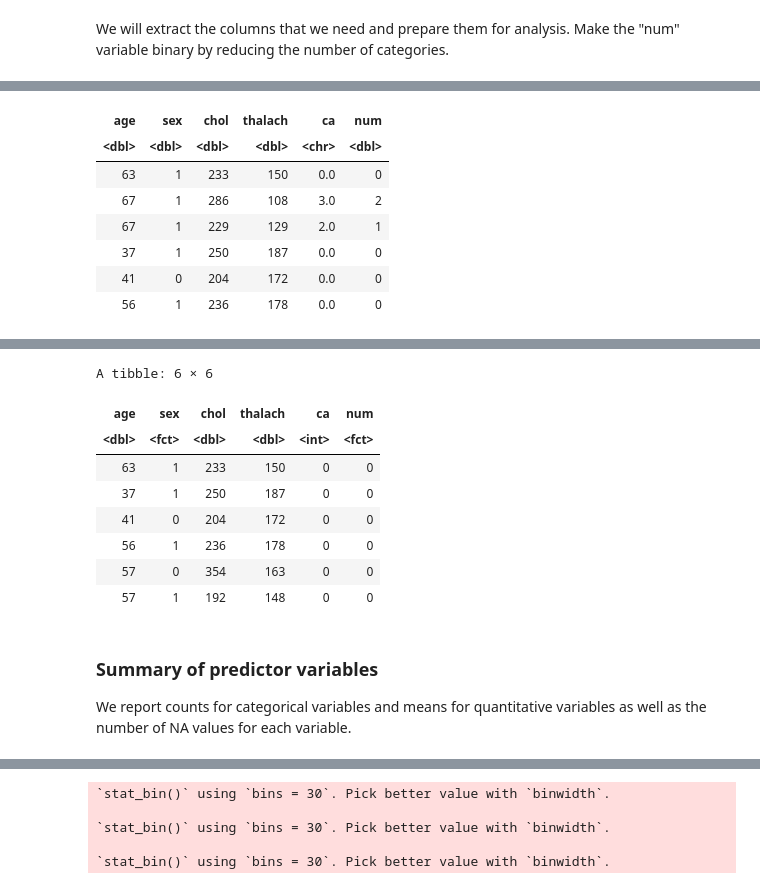
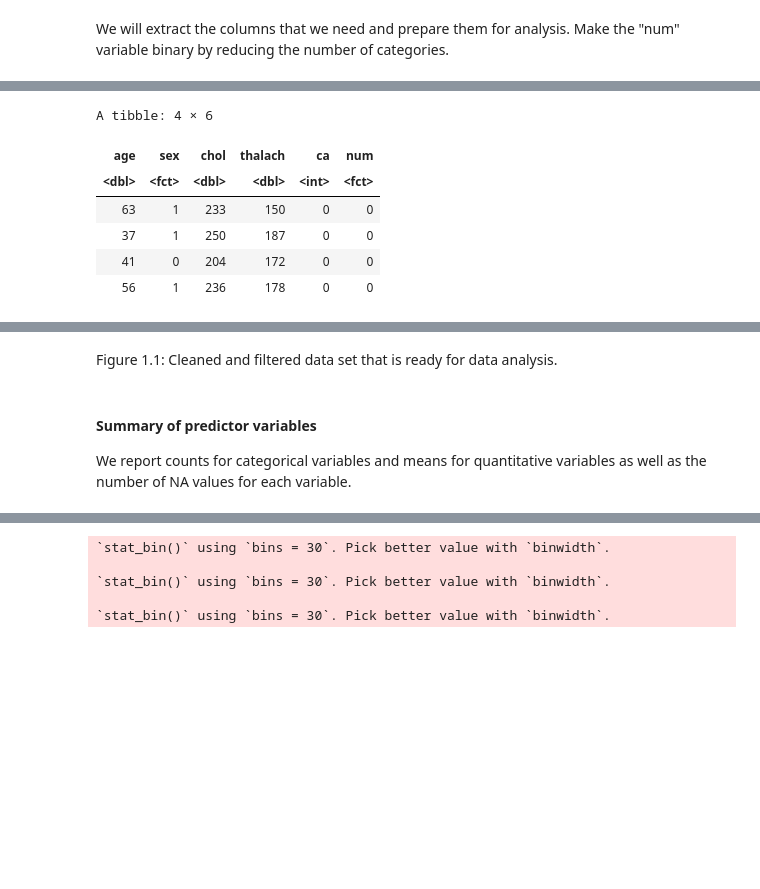
Before and after one commit to shivangibharani/GroupProject, a Jupyter notebook: heart_disease.ipynb, the cells around one changed output, grey strips where cells are left out. Cells and saved outputs as stored; diff of their text form; code cells hidden in the pictures; blank space fills up the shorter version.

Commit message:
updated graphs, tables with better col names/add figure numbers and title

```diff
--- a/heart_disease.ipynb
+++ b/heart_disease.ipynb
@@ -72,7 +45,7 @@ A tibble: 6 × 14
 We will extract the columns that we need and prepare them for analysis. Make the "num" variable binary by reducing the number of categories.
 # %%
 filheart_df <- select(heart_df, -cp, -trestbps, -fbs, -restecg, -exang, -oldpeak, -slope, -thal)
-head(filheart_df)
+
 
 heart_num0 <- filheart_df |>
 filter(num == 0)
@@ -83,5 +56,5 @@ mutate(num = 1)
 heart_clean <- rbind(heart_num0, heart_num1)
 heart_clean <- heart_clean |>
 mutate(num = as_factor(num), ca = as.integer(ca), sex = as_factor(sex))
-head(heart_clean)
+head(heart_clean, 4)
 # %% [output]
@@ -89,8 +63,7 @@ A tibble: 6 × 6
+A tibble: 4 × 6
 | age | sex | chol | thalach | ca | num |
-| <dbl> | <dbl> | <dbl> | <dbl> | <chr> | <dbl> |
-| 63 | 1 | 233 | 150 | 0.0 | 0 |
-| 67 | 1 | 286 | 108 | 3.0 | 2 |
-| 67 | 1 | 229 | 129 | 2.0 | 1 |
-| 37 | 1 | 250 | 187 | 0.0 | 0 |
-| 41 | 0 | 204 | 172 | 0.0 | 0 |
-| 56 | 1 | 236 | 178 | 0.0 | 0 |
+| <dbl> | <fct> | <dbl> | <dbl> | <int> | <fct> |
+| 63 | 1 | 233 | 150 | 0 | 0 |
+| 37 | 1 | 250 | 187 | 0 | 0 |
+| 41 | 0 | 204 | 172 | 0 | 0 |
+| 56 | 1 | 236 | 178 | 0 | 0 |
@@ -99,12 +70,5 @@ Warning message in mask$eval_all_mutate(quo):
-A tibble: 6 × 6
-| age | sex | chol | thalach | ca | num |
-| <dbl> | <fct> | <dbl> | <dbl> | <int> | <fct> |
-| 63 | 1 | 233 | 150 | 0 | 0 |
-| 37 | 1 | 250 | 187 | 0 | 0 |
-| 41 | 0 | 204 | 172 | 0 | 0 |
-| 56 | 1 | 236 | 178 | 0 | 0 |
-| 57 | 0 | 354 | 163 | 0 | 0 |
-| 57 | 1 | 192 | 148 | 0 | 0 |
+# %% [markdown]
+Figure 1.1: Cleaned and filtered data set that is ready for data analysis.
 # %%
 # Here we use prop = 0.7 but we may change as we build our model
 
@@ -118,7 +82,7 @@ heart_test <- testing(split)
 # head(heart_train)
 # head(heart_test)
 # %% [markdown]
-### Summary of predictor variables
+#### Summary of predictor variables
 We report counts for categorical variables and means for quantitative variables as well as the number of NA values for each variable.
 # %%
 num_counts <- heart_train |>
```
Also changed, not shown: parts of 21 cells of this notebook.
